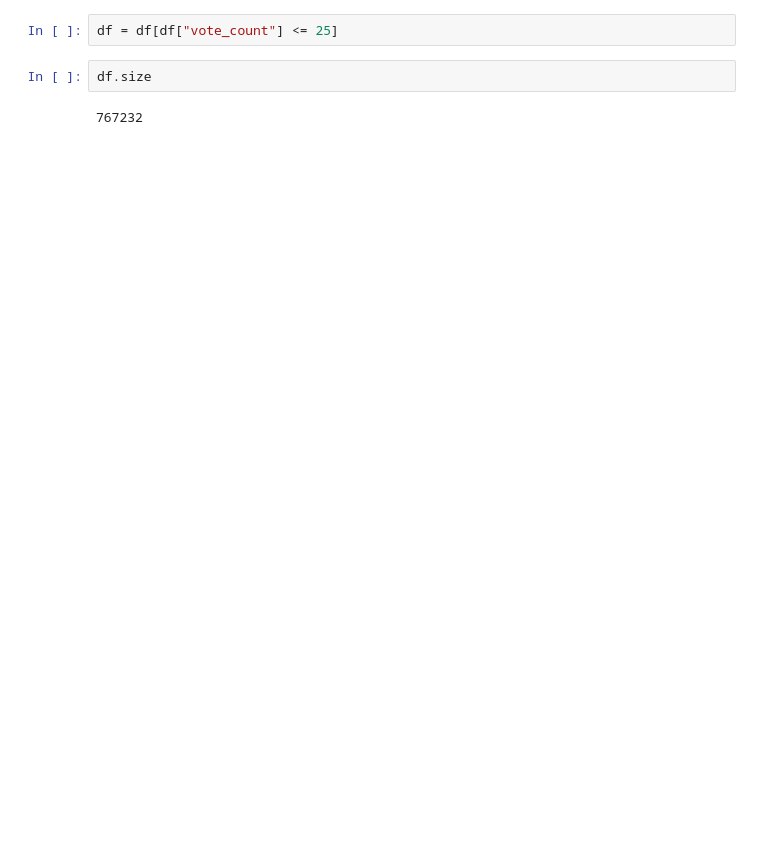
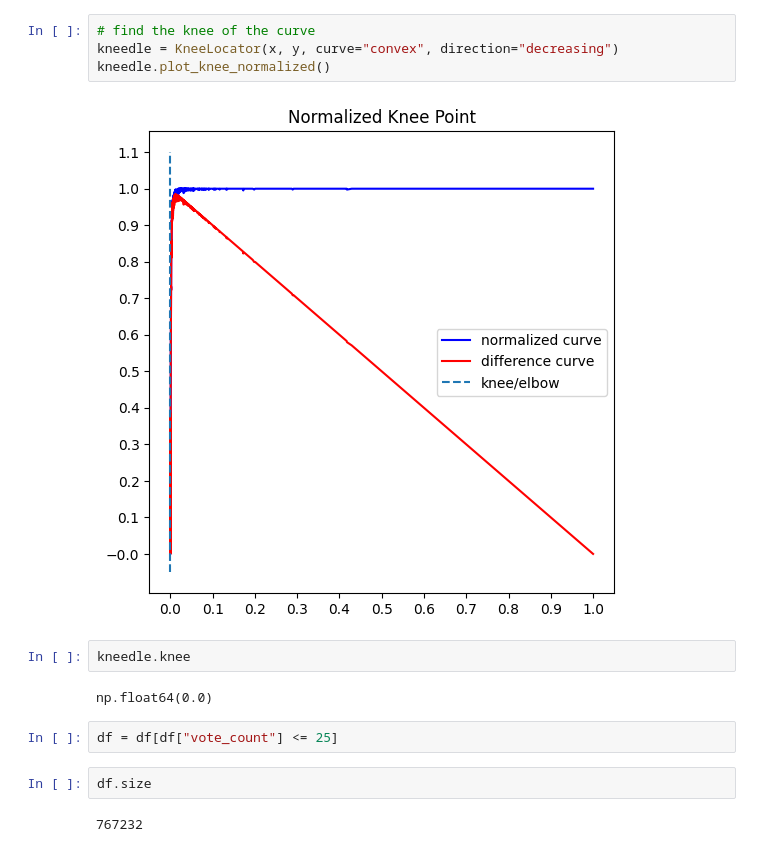
Before and after one commit to sixMenthes/lgbtq_bias, a Jupyter notebook: movie_database/dataset.ipynb, the cells around one changed output. Cells and saved outputs as stored; diff of their text form; blank space fills up the shorter version.

```diff
--- a/movie_database/dataset.ipynb
+++ b/movie_database/dataset.ipynb
@@ -35,3 +63,13 @@ array([ 0.,  5., 10., 15., 20., 25., 30., 35., 40., 45., 50.])
+# %%
+# find the knee of the curve
+kneedle = KneeLocator(x, y, curve="convex", direction="decreasing")
+kneedle.plot_knee_normalized()
+# %% [output]
+[figure, added]
+# %%
+kneedle.knee
+# %% [output]
+np.float64(0.0)
 # %%
 df = df[df["vote_count"] <= 25]
 # %%
```
Also changed, not shown: parts of 15 cells of this notebook.
